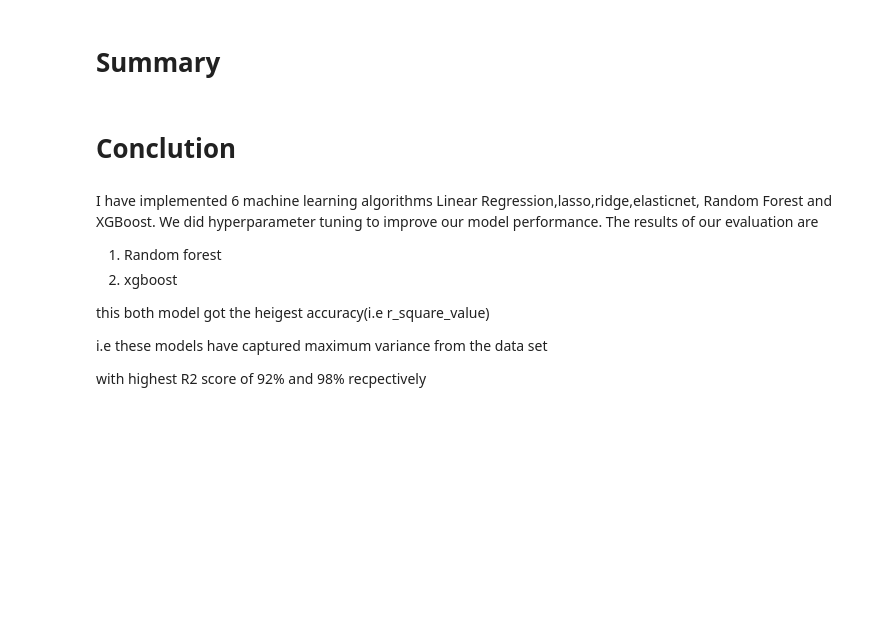
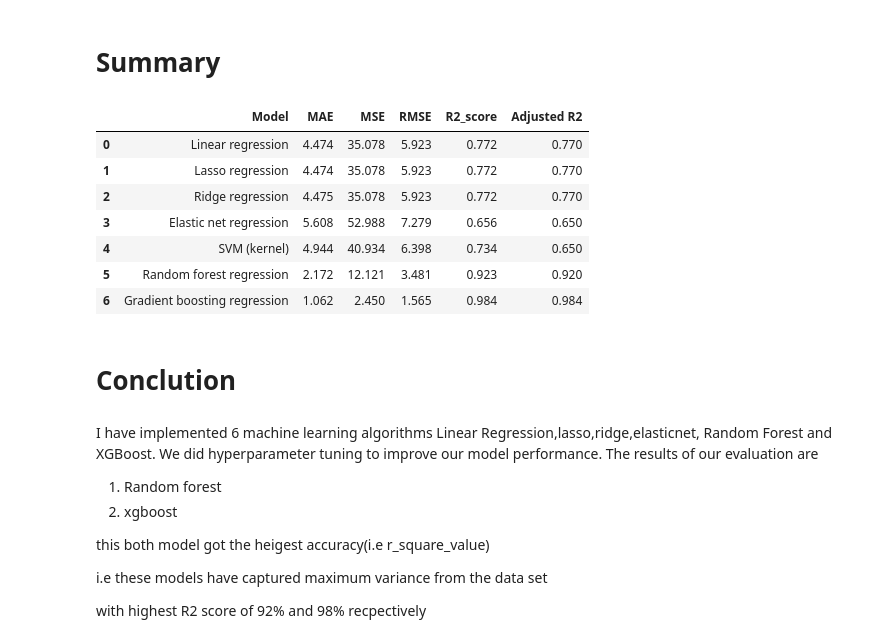
Before and after one commit to AtulChouhan0/Bike-Sharing-Demand-Prediction, a Jupyter notebook: final_Bike_Sharing_Demand_Prediction_Capstone_Project.ipynb, the cells around one changed output. Drawn from its saved outputs; the diff is of its cells as text; code cells hidden in the pictures; blank space fills up the shorter version.

```diff
--- a/final_Bike_Sharing_Demand_Prediction_Capstone_Project.ipynb
+++ b/final_Bike_Sharing_Demand_Prediction_Capstone_Project.ipynb
@@ -882,3 +954,12 @@ Adjusted R2 : 0.9193727346301704
+# %%
+# storing the test set metrics value in a dataframe for later comparison
+dict1={'Model':'Random forest regression ',
+       'MAE':round((MAE_rf),3),
+       'MSE':round((MSE_rf),3),
+       'RMSE':round((RMSE_rf),3),
+       'R2_score':round((r2_rf),3),
+       'Adjusted R2':round((Adjusted_R2_rf ),2)}
+training_df=training_df.append(dict1,ignore_index=True)
 # %%
 plt.figure(figsize=(15,8))
 plt.plot(y_pred_test_rf[200:300])
@@ -963,6 +1049,6 @@ print("MAE :",MAE_xgb)
 from sklearn.metrics import r2_score
 r2_xgb= r2_score(y_train, y_pred_train_xgb)
 print("R2 :",r2_xgb)
-Adjusted_R2_gbh = (1-(1-r2_score(y_train, y_pred_train_xgb))*((x_test.shape[0]-1)/(x_test.shape[0]-x_test.shape[1]-1)) )
+Adjusted_R2_xgb = (1-(1-r2_score(y_train, y_pred_train_xgb))*((x_test.shape[0]-1)/(x_test.shape[0]-x_test.shape[1]-1)) )
 print("Adjusted R2 :",1-(1-r2_score(y_train, y_pred_train_xgb))*((x_test.shape[0]-1)/(x_test.shape[0]-x_test.shape[1]-1)) )
 # %% [output]
@@ -975,3 +1061,13 @@ Adjusted R2 : 0.9887542320530097
+# %%
+# storing the test set metrics value in a dataframe for later comparison
+dict1={'Model':'Gradient boosting regression ',
+       'MAE':round((MAE_xgb),3),
+       'MSE':round((MSE_xgb),3),
+       'RMSE':round((RMSE_xgb),3),
+       'R2_score':round((r2_xgb),3),
+       'Adjusted R2':round((Adjusted_R2_xgb ),3),
+       }
+training_df=training_df.append(dict1,ignore_index=True)
 # %%
 plt.figure(figsize=(15,8))
 plt.plot(y_pred_xgb[200:300])
@@ -999,5 +1097,16 @@ plt.show()
 # %% [markdown]
 # **Summary**
+# %%
+training_df
+# %% [output]
+|  | Model | MAE | MSE | RMSE | R2_score | Adjusted R2 |
+| 0 | Linear regression | 4.474 | 35.078 | 5.923 | 0.772 | 0.770 |
+| 1 | Lasso regression | 4.474 | 35.078 | 5.923 | 0.772 | 0.770 |
+| 2 | Ridge regression | 4.475 | 35.078 | 5.923 | 0.772 | 0.770 |
+| 3 | Elastic net regression | 5.608 | 52.988 | 7.279 | 0.656 | 0.650 |
+| 4 | SVM (kernel) | 4.944 | 40.934 | 6.398 | 0.734 | 0.650 |
+| 5 | Random forest regression | 2.172 | 12.121 | 3.481 | 0.923 | 0.920 |
+| 6 | Gradient boosting regression | 1.062 | 2.450 | 1.565 | 0.984 | 0.984 |
 # %% [markdown]
 # **Conclution**
 # %% [markdown]
```
Also changed, not shown: parts of 20 cells of this notebook.
